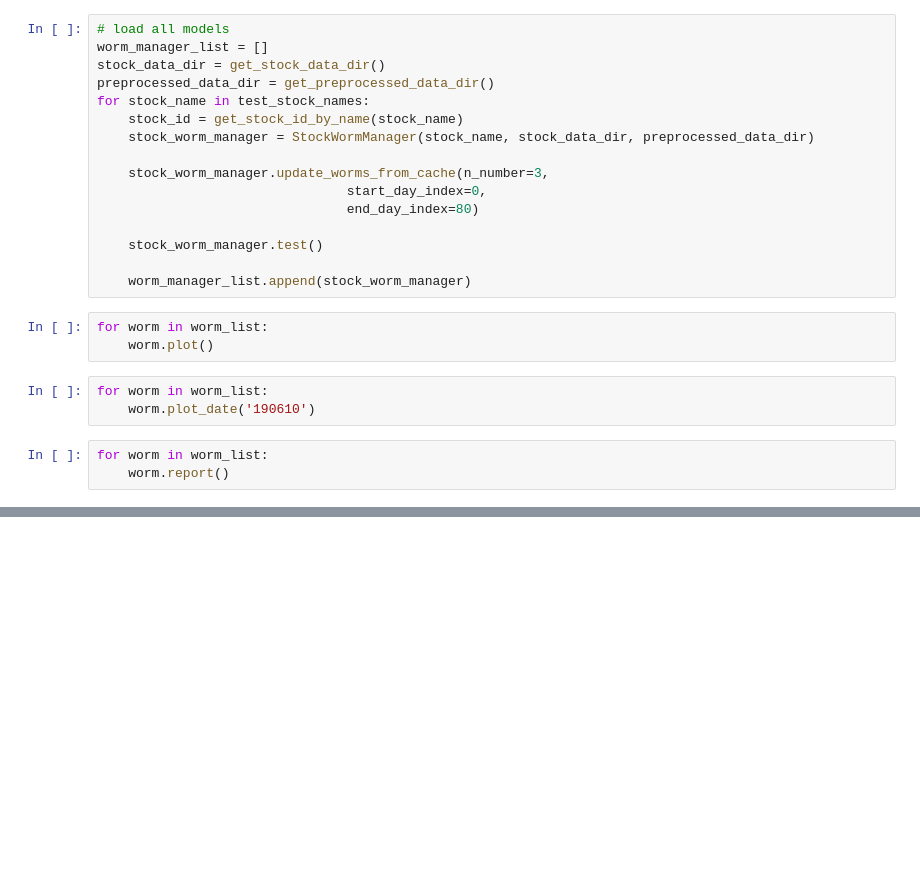
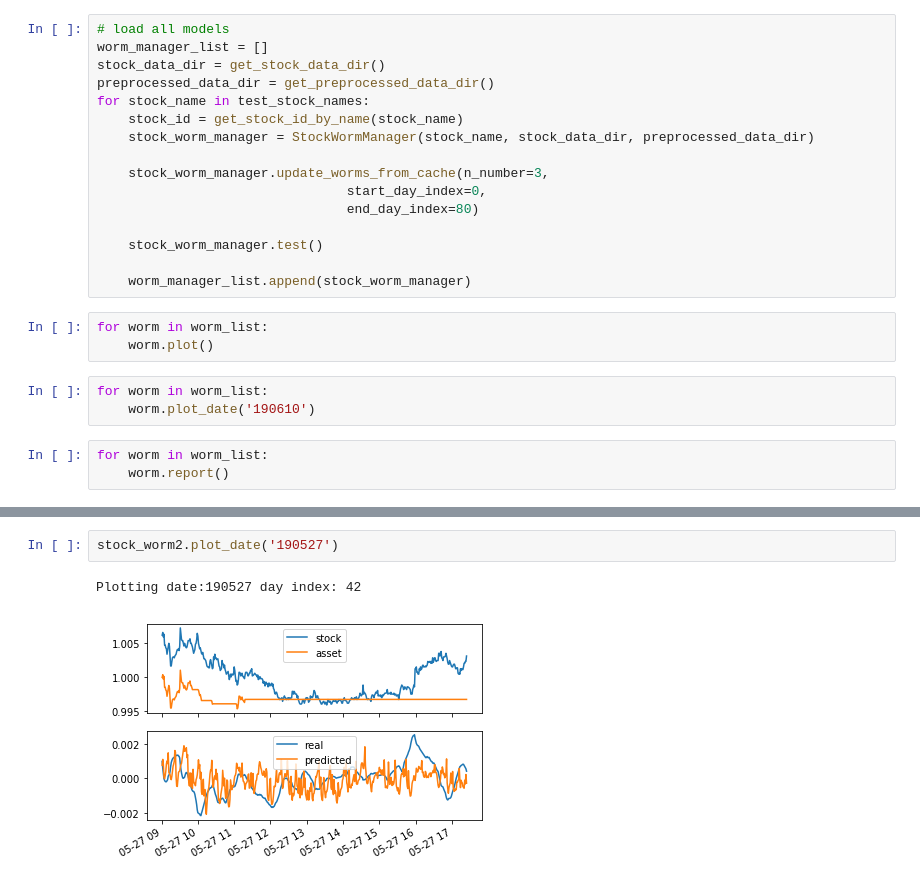
Before and after one commit to smartestrobotdai/omxs30, a Jupyter notebook: src/tools/wormvisualize.ipynb, the cells around one changed output, grey strips where cells are left out. Saved outputs shown, nothing was run; the diff lists cells and outputs as text; blank space fills up the shorter version.

```diff
--- a/src/tools/wormvisualize.ipynb
+++ b/src/tools/wormvisualize.ipynb
@@ -36,0 +70,5 @@ for worm in worm_list:
+# %%
+stock_worm2.plot_date('190527')
+# %% [output]
+Plotting date:190527 day index: 42
+[figure, added]
```
Also changed, not shown: parts of 3 cells of this notebook.
